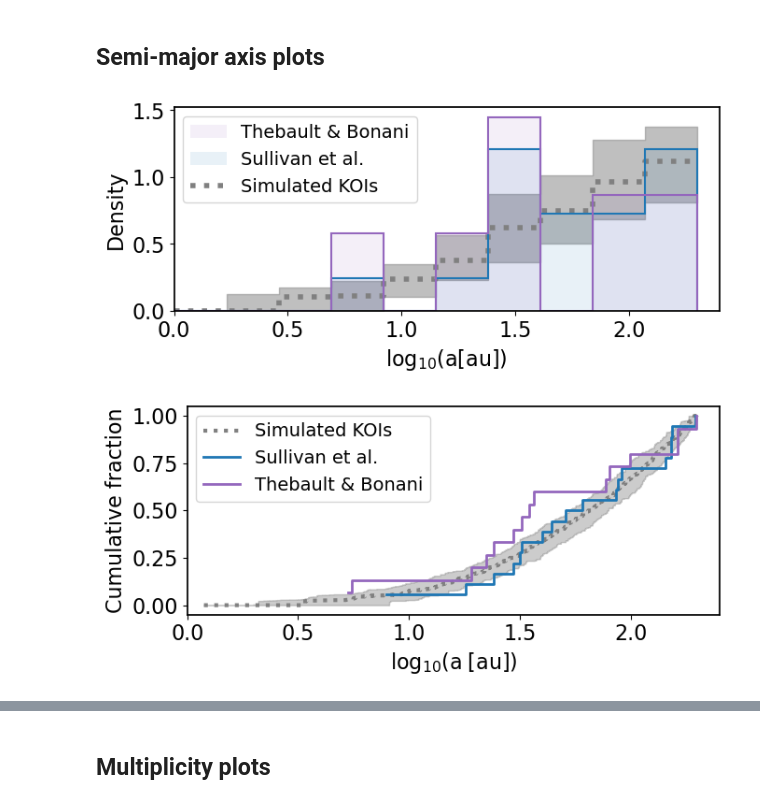
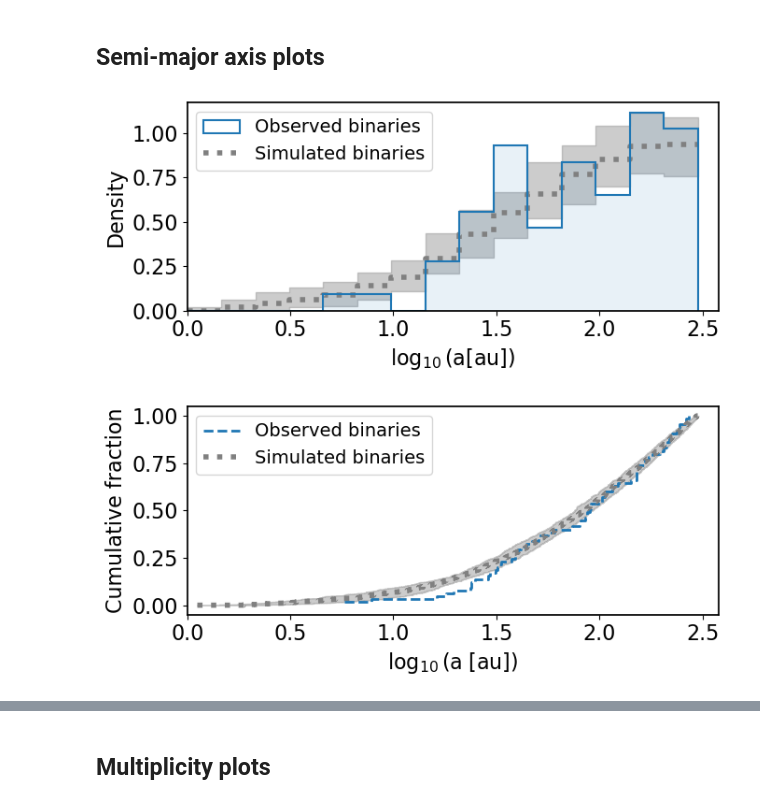
Before and after one commit to ernewton/importance_of_binarity, a Jupyter notebook: 3. Toy model and results.ipynb, the cells around one changed output, grey strips where cells are left out. Saved outputs shown, nothing was run; the diff lists cells and outputs as text; code cells hidden in the pictures.

```diff
--- a/3. Toy model and results.ipynb
+++ b/3. Toy model and results.ipynb
@@ -69,17 +62,13 @@ binary_separations_tb = np.concatenate(tmp.to_numpy())
 
 ### Suppress the KOIs
 # %%
-if sample=='confirmed':
-    kois = kois_confirmed.copy()
-else:
-    kois = kois_cc.copy()
+
 # ------------------------------------------------------------------
 #  Initialise the simulator
 # ------------------------------------------------------------------
-sim = SuppressionSimulator(
-    planets_cat=kois,
+KeplerSimulator = SuppressionSimulator(
+    planets_cat=singles,
     sup_function=my_suppression_factor,
-    sup_type="planets",
     join_col="KOI",
     prad_col="koi_prad",
     teff_col="koi_steff",
@@ -90,66 +79,61 @@ sim = SuppressionSimulator(
 #  Run it
 # ------------------------------------------------------------------
 res_systems, res_planets  = run_trials(
-    simulator=sim,
-    n_trials=100)
+    simulator=KeplerSimulator,
+    n_trials=100,
+    max_a_draw=300.)
 # %% [markdown]
 ## Semi-major axis plots
 # %%
 fig, ax = plt.subplots(1, 1, figsize=(7,3.3), sharex=True, sharey=True)
-log_min, log_max = 0., 2.3
-n_bins = 10
+log_min, log_max = 0., np.log10(300)
+n_bins = 15
 bins   = np.linspace(log_min, log_max, n_bins + 1)   # bin edges
 
 plot_hist_confidence(ax,
-                    res_systems.survived_semimajor_by_system,
+                    res_systems.survived_semimajor,
                     bins=bins,
-                    log_flag=True)
+                    log_flag=True,
+                    label='Simulated binaries')
 ax.set_xlabel(r'$\log_{10}(a [au])$')
 ax.set_ylabel('Density')
 
-plt.hist(np.log10(binary_separations_sullivan),
+# planets vs systems doesn't matter
+
+plt.hist(np.log10(binary_separations), ls='-',
          density=True, bins=bins, histtype='step',
-         color='C0', alpha=1, lw=1.5)
-plt.hist(np.log10(binary_separations_sullivan),
+         color='C0', alpha=1, lw=1.5, label='Observed binaries')
+plt.hist(np.log10(binary_separations), ls='--',
          density=True, bins=bins, histtype='stepfilled',
-         color='C0', alpha=0.1, label='Sullivan et al.')
-
-plt.hist(np.log10(binary_separations_tb),
-         density=True, bins=bins, histtype='step',
-         color='C4', alpha=1, lw=1.5)
-plt.hist(np.log10(binary_separations_tb),
-         density=True, bins=bins, histtype='stepfilled',
-         color='C4', alpha=0.1, label='Thebault & Bonani')
+         color='C0', alpha=0.1)
 
 handles, labels = plt.gca().get_legend_handles_labels()
 legend = plt.gca().legend(handles[::-1], labels[::-1], loc='upper left')
 plt.xlim(log_min, log_max+0.1)
 plt.tight_layout()
 plt.savefig('plots/loga_'+sup_method+'.png')
 
 
 fig, ax = plt.subplots(1, 1, figsize=(7,3.3), sharex=True, sharey=True)
-plot_ecdf_confidence(ax,
-                     res_systems.survived_semimajor_by_system,
-                     log_flag=True)
-ax.set_xlabel(r'$\log_{10}(a\;[\mathrm{au}])$')
+
+log_obs = np.log10(binary_separations)   # work in log10 just like the sims
+xs_obs, ys_obs = ecdf_grid(log_obs[log_obs<log_max])
+plt.step(xs_obs, ys_obs, where='post',
+        color='C0', lw=2, linestyle='--', label='Observed binaries')
 
 
-log_obs = np.log10(binary_separations_sullivan)   # work in log10 just like the sims
-xs_obs, ys_obs = ecdf_grid(log_obs[log_obs<log_max])
-plt.step(xs_obs, ys_obs, where='post',
-        color='C0', lw=2, linestyle='-', label='Sullivan et al.')
+plot_ecdf_confidence(ax,
+                     res_systems.survived_semimajor,
+                     log_flag=True, label='Simulated binaries')
 
-log_obs = np.log10(binary_separations_tb)   # work in log10 just like the sims
-xs_obs, ys_obs = ecdf_grid(log_obs[log_obs<log_max])
-plt.step(xs_obs, ys_obs, where='post',
-        color='C4', lw=2, linestyle='-', label='Thebault & Bonani')
+
+ax.set_xlabel(r'$\log_{10}(a\;[\mathrm{au}])$')
 
 ax.set_ylabel('Cumulative fraction')
 plt.legend()
 plt.xlim(log_min, log_max+0.1)
 plt.tight_layout()
 # %% [output]
-[figure, old version]
+[figure, new version]
-[figure, old version]
+[figure, new version]
 # %%
```
Also changed, not shown: parts of 10 cells of this notebook, 10 other files.
